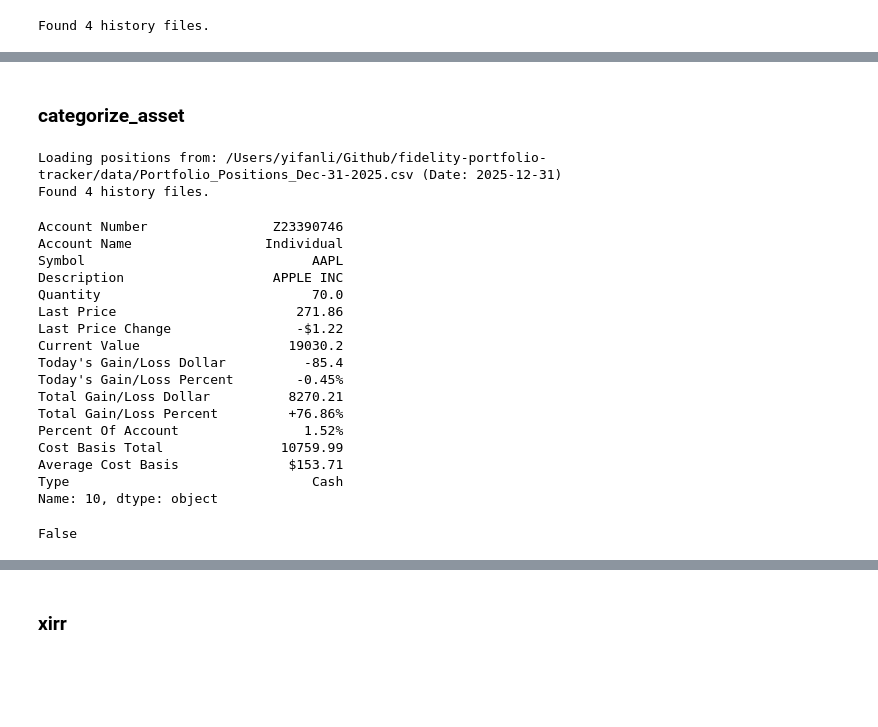
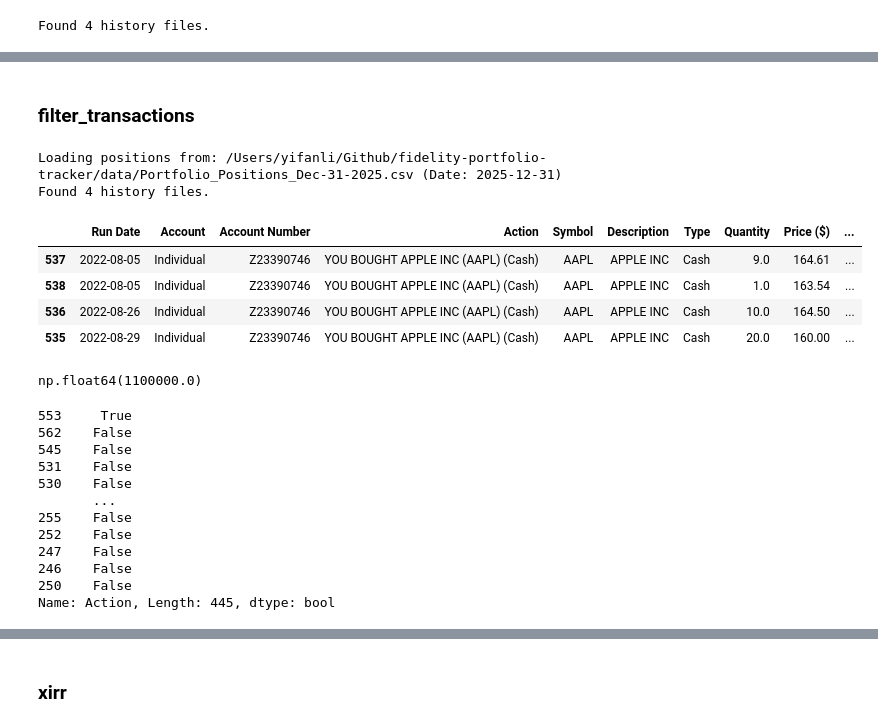
Before and after one commit to yifan-lee/fidelity-portfolio-tracker, a Jupyter notebook: Dev.ipynb, the cells around one changed output, grey strips where cells are left out. Drawn from its saved outputs; the diff is of its cells as text; code cells hidden in the pictures; blank space fills up the shorter version.

```diff
--- a/Dev.ipynb
+++ b/Dev.ipynb
@@ -192,3 +193,3 @@ transactions_df[transactions_df['Symbol'] == 'AAPL']
 # %% [markdown]
-### categorize_asset
+### filter_transactions
 # %%
@@ -196,36 +197,52 @@ from support_functions.analysis import load_data
 # %%
 data_dir = f'{project_path}/data'
-positions_df, history_df, latest_date = load_data(data_dir)
+positions_df, transactions_df, latest_date = load_data(data_dir)
 # %% [output]
 Loading positions from: /Users/yifanli/Github/fidelity-portfolio-tracker/data/Portfolio_Positions_Dec-31-2025.csv (Date: 2025-12-31)
 Found 4 history files.
-# %%
-i = 10
-row = positions_df.loc[i]
-print(row)
-# %% [output]
-Account Number                Z23390746
-Account Name                 Individual
-Symbol                             AAPL
-Description                   APPLE INC
-Quantity                           70.0
-Last Price                       271.86
-Last Price Change                -$1.22
-Current Value                   19030.2
-Today's Gain/Loss Dollar          -85.4
-Today's Gain/Loss Percent        -0.45%
-Total Gain/Loss Dollar          8270.21
-Total Gain/Loss Percent         +76.86%
-Percent Of Account                1.52%
-Cost Basis Total               10759.99
-Average Cost Basis              $153.71
-Type                               Cash
-Name: 10, dtype: object
-# %%
-symbol = str(row['Symbol'])
-desc = str(row.get('Description', '')).upper()
-mmf_symbols = ['FZFXX', 'FDRXX', 'SPAXX', 'QUSBQ']
-symbol in mmf_symbols or 'MONEY MARKET' in desc or 'CASH RESERVES' in desc or 'FDIC INSURED DEPOSIT' in desc
-(len(symbol) >= 8 and symbol.startswith('912')) or 'TREAS BILL' in desc or 'TREASURY BILL' in desc
-# %% [output]
-False
+# %%
+symbol = 'AAPL'
+account_num = 'Z23390746'
+df = transactions_df.copy()
+df = df[
+    (df['Account Number'] == account_num) &
+    (df['Symbol'] == symbol)
+]
+df.head(4)
+# %% [output]
+|  | Run Date | Account | Account Number | Action | Symbol | Description | Type | Quantity | Price ($) | ... |
+| 537 | 2022-08-05 | Individual | Z23390746 | YOU BOUGHT APPLE INC (AAPL) (Cash) | AAPL | APPLE INC | Cash | 9.0 | 164.61 | ... |
+| 538 | 2022-08-05 | Individual | Z23390746 | YOU BOUGHT APPLE INC (AAPL) (Cash) | AAPL | APPLE INC | Cash | 1.0 | 163.54 | ... |
+| 536 | 2022-08-26 | Individual | Z23390746 | YOU BOUGHT APPLE INC (AAPL) (Cash) | AAPL | APPLE INC | Cash | 10.0 | 164.50 | ... |
+| 535 | 2022-08-29 | Individual | Z23390746 | YOU BOUGHT APPLE INC (AAPL) (Cash) | AAPL | APPLE INC | Cash | 20.0 | 160.00 | ... |
+# %%
+account_num = 'Z23390746'
+symbol = None
+df = transactions_df.copy()
+funding_patterns = [
+    'ELECTRONIC FUNDS TRANSFER', 'CHECK RECEIVED', 'DEPOSIT', 'WIRE',
+    'BILL PAY', 'CONTRIB', 'PARTIC CONTR'
+]
+mask_account = (df['Account Number'] == account_num)
+mask_pattern = df['Action'].str.upper().apply(lambda x: any(p in str(x) for p in funding_patterns))
+
+df = df[mask_account & mask_pattern]
+df['Amount ($)'].sum()
+# %% [output]
+np.float64(1100000.0)
+# %%
+funding_patterns = ['ELECTRONIC FUNDS TRANSFER RECEIVED (CASH)']
+df['Action'].str.upper().isin(funding_patterns)
+# %% [output]
+553     True
+562    False
+545    False
+531    False
+530    False
+       ...
+255    False
+252    False
+247    False
+246    False
+250    False
+Name: Action, Length: 445, dtype: bool
```
Also changed, not shown: parts of 31 cells of this notebook, 4 other files.
